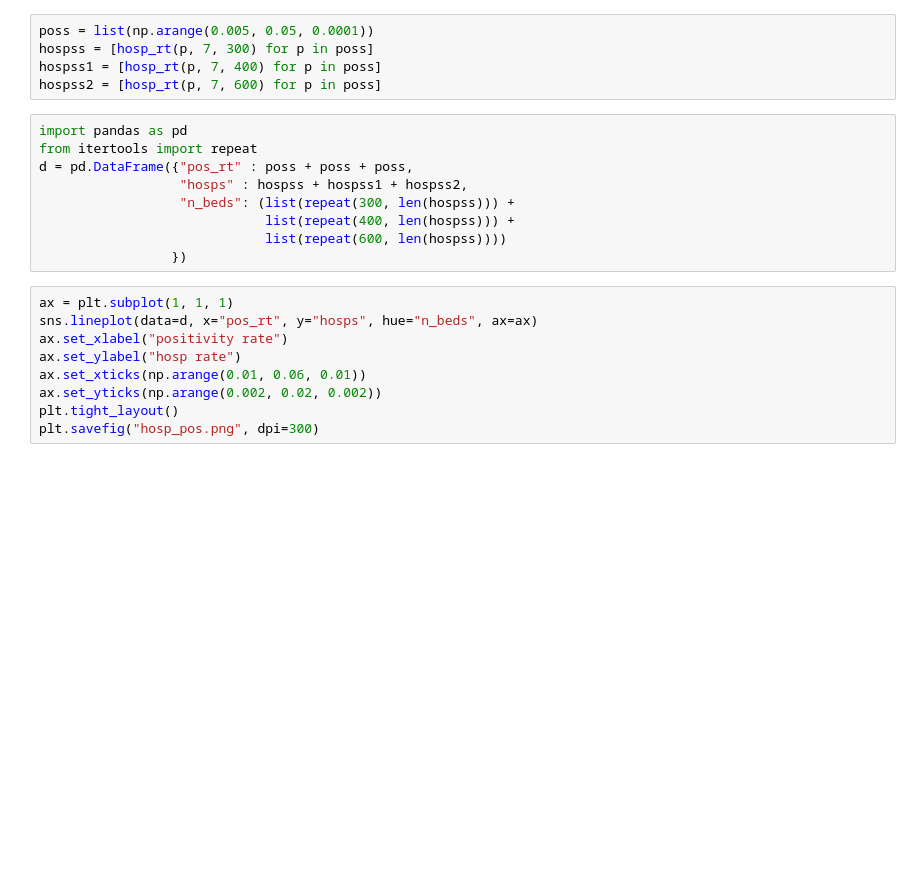
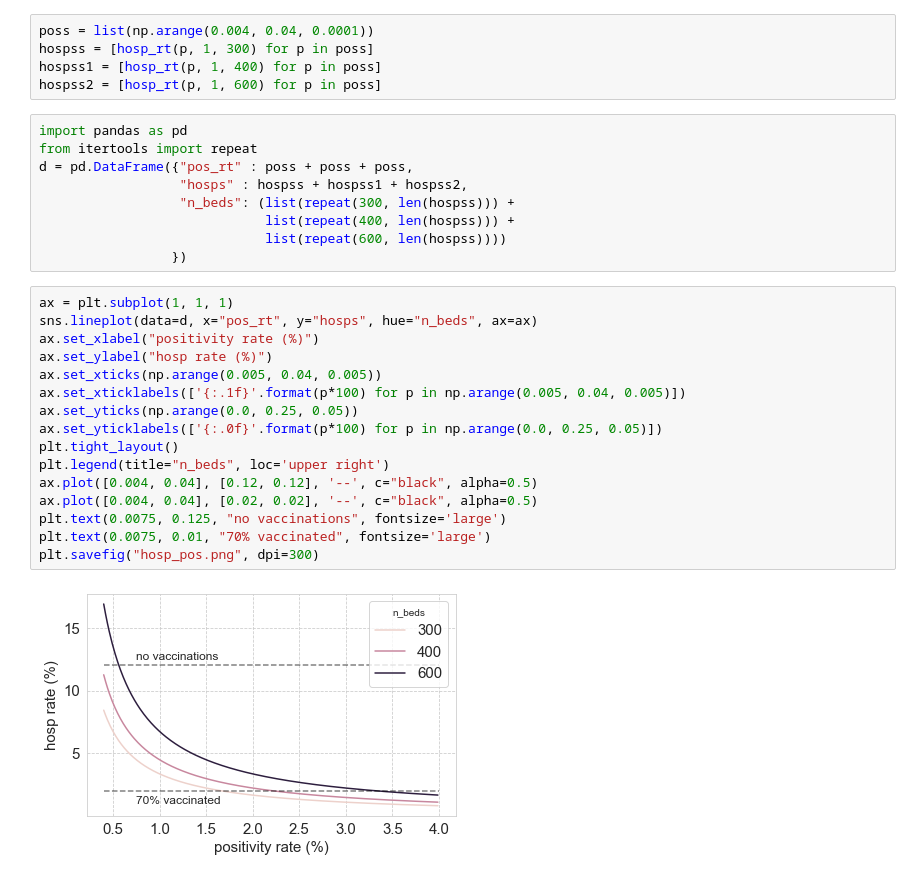
Before and after one commit to azardilis/covid-stats, a Jupyter notebook: vacc-effect.ipynb, the cells around one changed output. Cells and saved outputs as stored; diff of their text form; blank space fills up the shorter version.

Commit message:
Adds vaccination lines on plot

```diff
--- a/vacc-effect.ipynb
+++ b/vacc-effect.ipynb
@@ -31,10 +31,10 @@ def n_cases(pos_rt, ds):
     pop = 888000
     return (ds * (pos_rt * pop))
 # %%
-poss = list(np.arange(0.005, 0.05, 0.0001))
-hospss = [hosp_rt(p, 7, 300) for p in poss]
-hospss1 = [hosp_rt(p, 7, 400) for p in poss]
-hospss2 = [hosp_rt(p, 7, 600) for p in poss]
+poss = list(np.arange(0.004, 0.04, 0.0001))
+hospss = [hosp_rt(p, 1, 300) for p in poss]
+hospss1 = [hosp_rt(p, 1, 400) for p in poss]
+hospss2 = [hosp_rt(p, 1, 600) for p in poss]
 # %%
 import pandas as pd
 from itertools import repeat
@@ -47,12 +47,21 @@ d = pd.DataFrame({"pos_rt" : poss + poss + poss,
 # %%
 ax = plt.subplot(1, 1, 1)
 sns.lineplot(data=d, x="pos_rt", y="hosps", hue="n_beds", ax=ax)
-ax.set_xlabel("positivity rate")
-ax.set_ylabel("hosp rate")
-ax.set_xticks(np.arange(0.01, 0.06, 0.01))
-ax.set_yticks(np.arange(0.002, 0.02, 0.002))
+ax.set_xlabel("positivity rate (%)")
+ax.set_ylabel("hosp rate (%)")
+ax.set_xticks(np.arange(0.005, 0.04, 0.005))
+ax.set_xticklabels(['{:.1f}'.format(p*100) for p in np.arange(0.005, 0.04, 0.005)])
+ax.set_yticks(np.arange(0.0, 0.25, 0.05))
+ax.set_yticklabels(['{:.0f}'.format(p*100) for p in np.arange(0.0, 0.25, 0.05)])
 plt.tight_layout()
+plt.legend(title="n_beds", loc='upper right')
+ax.plot([0.004, 0.04], [0.12, 0.12], '--', c="black", alpha=0.5)
+ax.plot([0.004, 0.04], [0.02, 0.02], '--', c="black", alpha=0.5)
+plt.text(0.0075, 0.125, "no vaccinations", fontsize='large')
+plt.text(0.0075, 0.01, "70% vaccinated", fontsize='large')
 plt.savefig("hosp_pos.png", dpi=300)
+# %% [output]
+[figure, added]
 # %%
 total_pop = 888000
 ref_group_rt = (34 / 6000)
```
Also changed, not shown: parts of 3 cells of this notebook.
